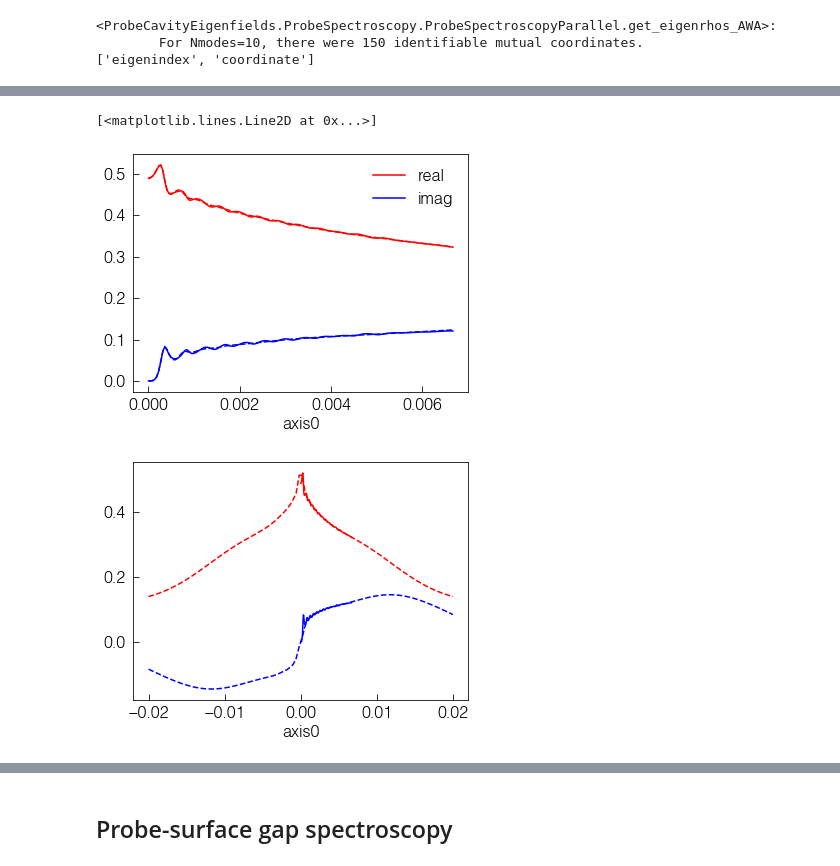
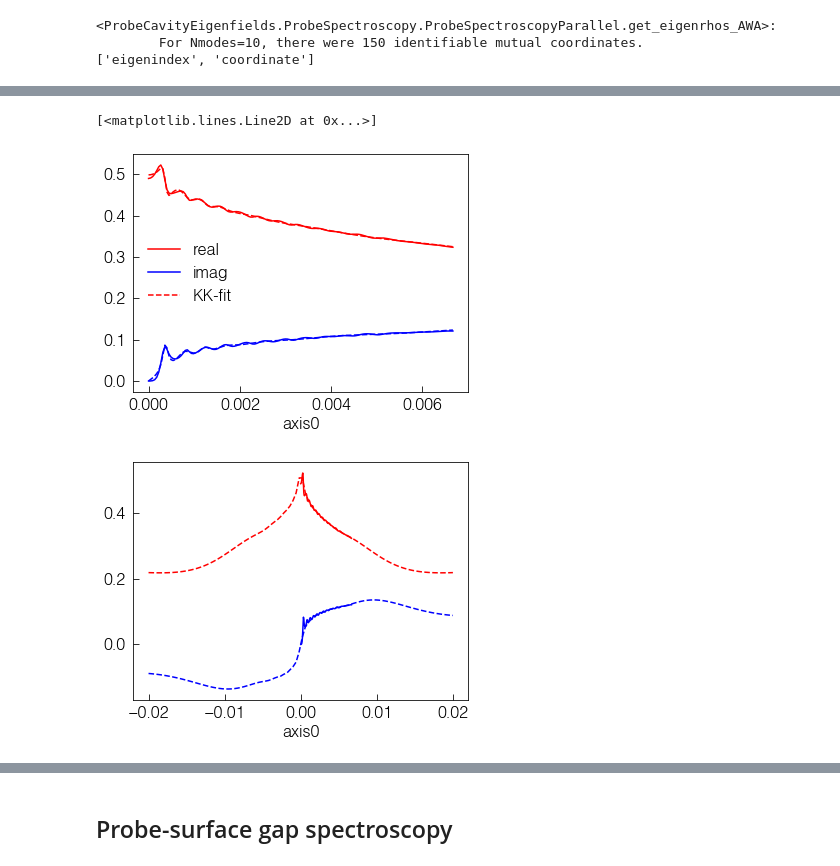
Before and after one commit to asmcleod/ProbeCavityEigenfields, a Jupyter notebook: Notebooks/Examples/PCE Demonstration.ipynb, the cells around one changed output, grey strips where cells are left out. Drawn from its saved outputs; the diff is of its cells as text; code cells hidden in the pictures.

```diff
--- a/Notebooks/Examples/PCE Demonstration.ipynb
+++ b/Notebooks/Examples/PCE Demonstration.ipynb
@@ -348,4 +340,5 @@ Classifying eigensets by eigenindex...
 # %%
+Spectroscopy = getFreqSpectroscopy(P)
 Spectroscopy.plot_eigenrhos()
 #plt.gcf().axes[0].set_xlim(0,.001)
 plt.gcf().axes[0].set_xscale('linear')
@@ -390,53 +383,51 @@ def model_func(ws,params):
     result=params[0]
     for iosc in range(Nosc):
         a,w1,w2=params[1+iosc*3:1+(iosc+1)*3]
-        wresp=w1-1j*np.abs(w2)
-        wresm=-w1-1j*np.abs(w2)
-        result += a*(w1/(ws-wresp)-w1/(ws-wresm))
+        wresp=np.abs(w1)-1j*np.abs(w2)
+        wresm=-np.abs(w1)-1j*np.abs(w2)
+        result += np.abs(a)*(w1/(wresp-ws)-w1/(wresm-ws))
 
     return result
 
 from common import numerical_recipes as numrec
 # %%
 #--- Fit this pole
-n=4
-P=1/rhos[n]
+n=0
+X=1/rhos[n]
 
 #--- Initial guess
 params0=[.3]
-for w1 in np.logspace(0,2,20)*.0003:
+for w1 in np.logspace(0,2,10)*.0003:
     params0+=[.05,w1,w1/3]
 
 #--- Nonlinear least-squares (scipy.optimize.leastsq = Levenberg-Marquardt algo.)
-n=0
-P=1/rhos[n] #Fit this pole
-result=numrec.ParameterFit(freqs,P,model_func,params0,\
+result=numrec.ParameterFit(freqs,X,model_func,params0,\
                          limits=None,relative_error=False,\
-                         verbose=False,error_exp=3,
+                         verbose=False,error_exp=4,
                           ftol=1.49012e-12)[0]
 # %%
 #--- Compare model pole to actual
-Ptest=AWA(model_func(freqs,result),axes=[freqs])
+Xtest=AWA(model_func(freqs,result),axes=[freqs])
 
-P.real.plot(color='r',label='real')
-P.imag.plot(color='b',label='imag')
+X.real.plot(color='r',label='real')
+X.imag.plot(color='b',label='imag')
 
-Ptest.real.plot(color='r',ls='--')
-Ptest.imag.plot(color='b',ls='--')
+Xtest.real.plot(color='r',ls='--',label='KK-fit')
+Xtest.imag.plot(color='b',ls='--')
 
 plt.legend()
 
 
 plt.figure()
 freqs2=np.linspace(-.02,.02,100)
-Ptest=AWA(model_func(freqs2,result),axes=[freqs2])
+Xtest=AWA(model_func(freqs2,result),axes=[freqs2])
 
-P.real.plot(color='r')
-P.imag.plot(color='b')
+X.real.plot(color='r')
+X.imag.plot(color='b')
 
-Ptest.real.plot(color='r',ls='--')
-Ptest.imag.plot(color='b',ls='--')
+Xtest.real.plot(color='r',ls='--')
+Xtest.imag.plot(color='b',ls='--')
 # %% [output]
 [<matplotlib.lines.Line2D at 0x...>]
-[figure, old version]
+[figure, new version]
-[figure, old version]
+[figure, new version]
```
Also changed, not shown: parts of 17 cells of this notebook, 2 other files.
